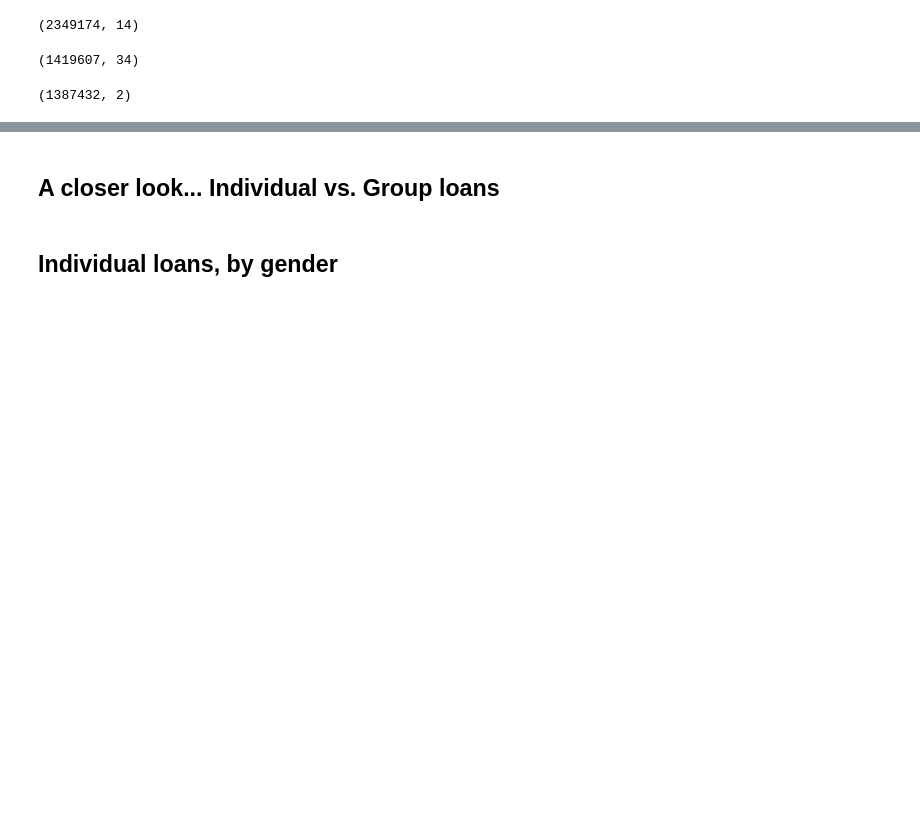
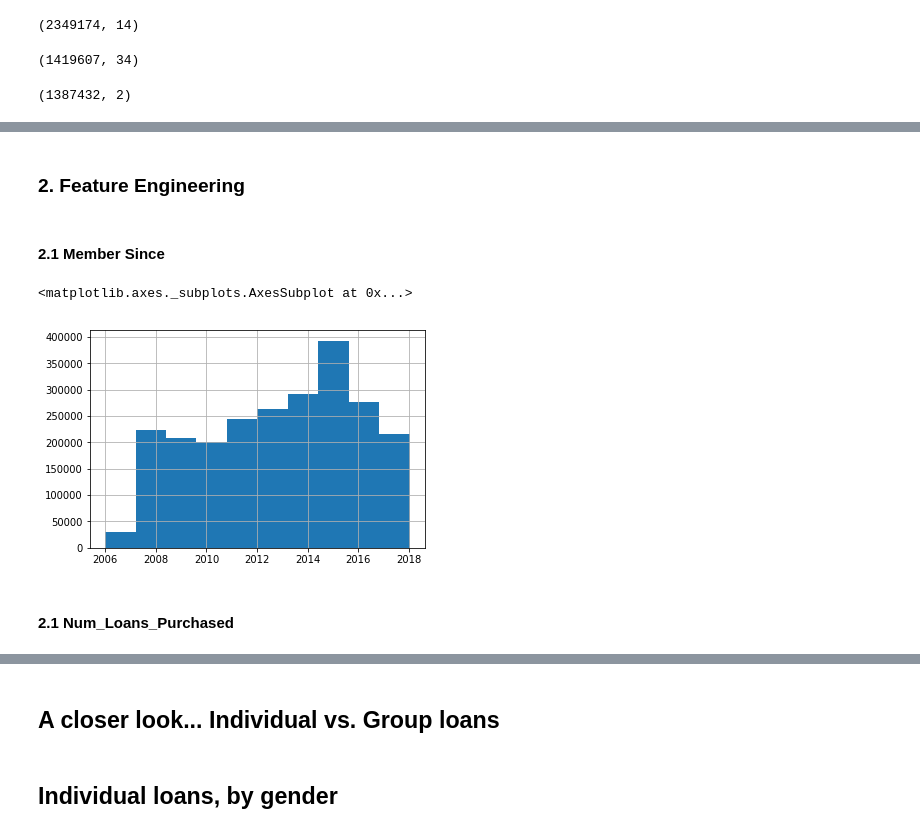
Before and after one commit to liyouzhang/Lender_Segmentations_Kiva, a Jupyter notebook: Kiva_EDA.ipynb, the cells around one changed output, grey strips where cells are left out. Drawn from its saved outputs; the diff is of its cells as text; code cells hidden in the pictures; blank space fills up the shorter version.

Commit message:
update with lender profile EDA

```diff
--- a/Kiva_EDA.ipynb
+++ b/Kiva_EDA.ipynb
@@ -265,0 +99,2 @@ samples.new.value_counts()
+# %%
+lenders = pd.read_csv('kiva_ds_csv/lenders.csv')
@@ -265,0 +147,13 @@ samples.new.value_counts()
+# %% [markdown]
+### 2. Feature Engineering
+# %% [markdown]
+#### 2.1 Member Since
+# %%
+lenders['MEMBER_SINCE'] = pd.to_datetime(lenders['MEMBER_SINCE'],unit='s')
+# %%
+lenders['MEMBER_SINCE'].hist()
+# %% [output]
+<matplotlib.axes._subplots.AxesSubplot at 0x...>
+[figure, added]
+# %% [markdown]
+#### 2.1 Num_Loans_Purchased
```
Also changed, not shown: parts of 89 cells of this notebook.
